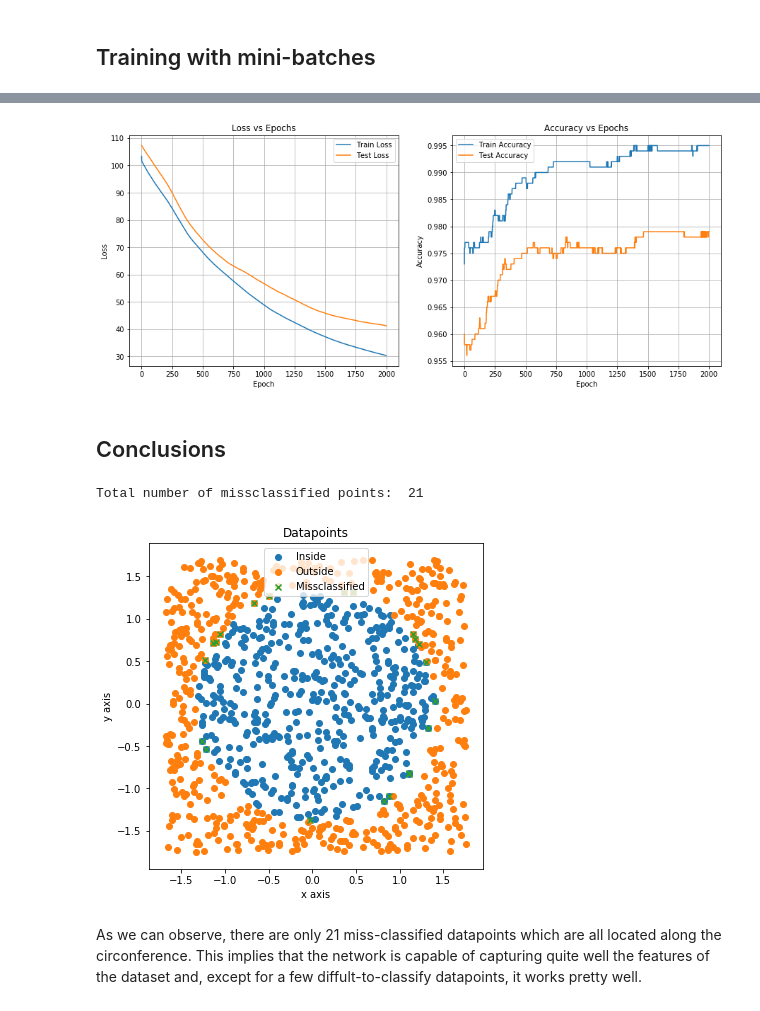
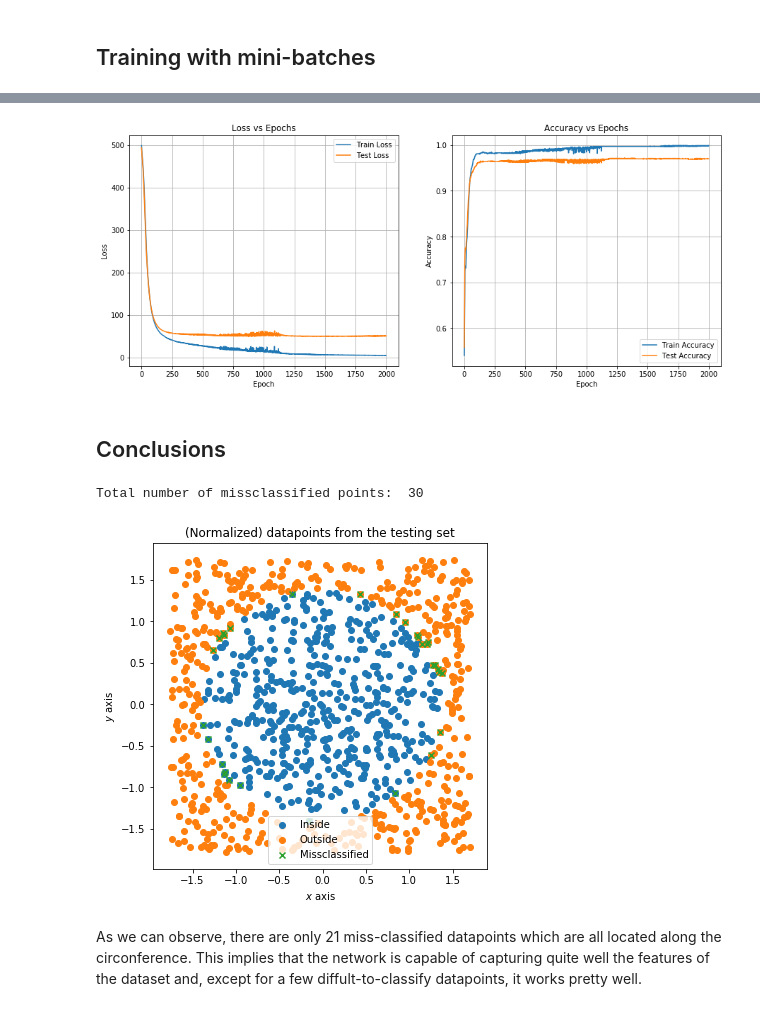
Before and after one commit to girotomas/Deep_Learning_Project, a Jupyter notebook: Project 2.ipynb, the cells around one changed output, grey strips where cells are left out. Drawn from its saved outputs; the diff is of its cells as text; code cells hidden in the pictures.

```diff
--- a/Project 2.ipynb
+++ b/Project 2.ipynb
@@ -145,8 +146,8 @@ class ReLU(Module):
         # For each element, return 0 if the element is negative, otherwise returns 1
         return torch.clamp(input, 0).gt(0).float()
 
-    def param(self):
-        return False
+    def print_activation (self):
+        return 'ReLU'
 
 # Note the all the values must always float-type tensors
 # %%
@@ -256,8 +257,8 @@ class Sigmoid (Module):
     def backward (self, input):
         return input.sigmoid().mul(1 - input.sigmoid()).float()
 
-    def param(self):
-        return False
+    def print_activation (self):
+        return 'Sigmoid'
 
 # Note the all the values must always float-type tensors
 # %%
@@ -324,7 +325,7 @@ class Layer(Module):
 
         # Initialize weights
         # Xavier initialization with Var[w_l] = 2 / (N_l + N_l-1)
-        self.w = torch.empty(in_nodes, out_nodes).normal_(0, 2 / (in_nodes + out_nodes))
+        self.w = torch.empty(in_nodes, out_nodes).normal_(0, np.sqrt(2 / (in_nodes + out_nodes)))
 
         # Initialize biases
         # Biases initialized at zero
@@ -701,2 +796,15 @@ plt.show()
 # %% [markdown]
 ## Training with mini-batches
+# %%
+# Check the network structure
+model = Sequential(
+    Layer(2, 25, ReLU()),
+    Layer(25, 25, ReLU()),
+    Layer(25, 25, ReLU()),
+    Layer(25, 2, Sigmoid())
+)
+
+# Print the network structure
+model.print_structure()
+
+# Note the in the final layer there are only two nodes relative two the two classes: inside or outside
@@ -778,6 +856,6 @@ display(df_with_batches.tail(5))
 # %%
 # Show elbow
-plt.figure(figsize=(15,6))
+fig = plt.figure(figsize=(15,6))
 
 plt.subplot(1,2,1)
 plt.plot(df_with_batches['Train Loss'], label='Train Loss')
@@ -798,40 +876,45 @@ plt.legend()
 plt.grid()
 
 plt.show()
+
+fig.savefig('Learning.pdf')
 # %% [output]
-[figure, old version]
+[figure, new version]
 # %% [markdown]
 ## Conclusions
 # %%
 # Find miss-classified points
+test_output     = model.forward(test_input)
 pos_output      = test_output.argmax(1)
 pos_target      = test_target.argmax(1)
 pos_miss_class  = pos_output.ne(pos_target).numpy()
 tot_miss_class  = pos_miss_class.sum()
 miss_classified = torch.empty(tot_miss_class, 2).zero_()
 print('Total number of missclassified points:\t{:d}'.format(tot_miss_class))
 
 cont = 0
 for i in range(len(pos_miss_class)):
     if pos_miss_class[i] == 1:
         miss_classified[cont,:] = test_input[i,:]
         cont = cont + 1
 
 # Plot the testing dataset
-plt.figure(figsize=(6,6))
+fig = plt.figure(figsize=(6,6))
 inside_circ  = test_input[test_label == 0] # Points inside the radius
 outside_circ = test_input[test_label == 1] # Points outside the radius
 plt.scatter(inside_circ[:,0].numpy(), inside_circ[:,1].numpy(), label='Inside')
 plt.scatter(outside_circ[:,0].numpy(), outside_circ[:,1].numpy(), label='Outside')
 plt.scatter(miss_classified[:,0].numpy(), miss_classified[:,1].numpy(), marker='x', label='Missclassified')
 plt.legend(loc='best')
-plt.xlabel('x axis')
-plt.ylabel('y axis')
-plt.title('Datapoints')
+plt.xlabel('$x$ axis')
+plt.ylabel('$y$ axis')
+plt.title('(Normalized) datapoints from the testing set')
 plt.show()
+
+fig.savefig('Test_Dataset.pdf')
 # %% [output]
-Total number of missclassified points:  21
+Total number of missclassified points:  30
-[figure, old version]
+[figure, new version]
 # %% [markdown]
 As we can observe, there are only 21 miss-classified datapoints which are all located along the circonference. This implies that the network is capable of capturing quite well the features of the dataset and, except for a few diffult-to-classify datapoints, it works pretty well.
 # %% [markdown]
```
Also changed, not shown: parts of 20 cells of this notebook.
